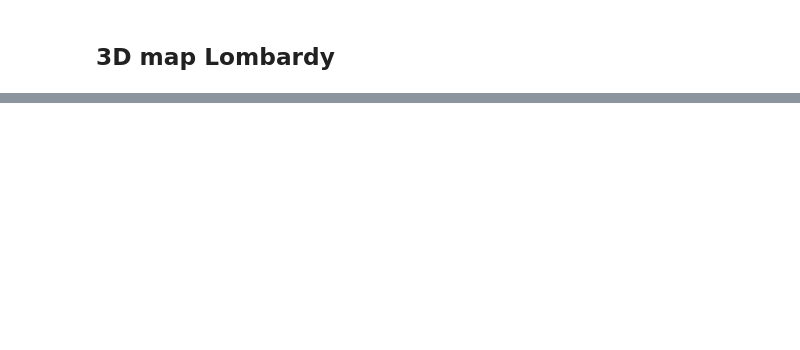
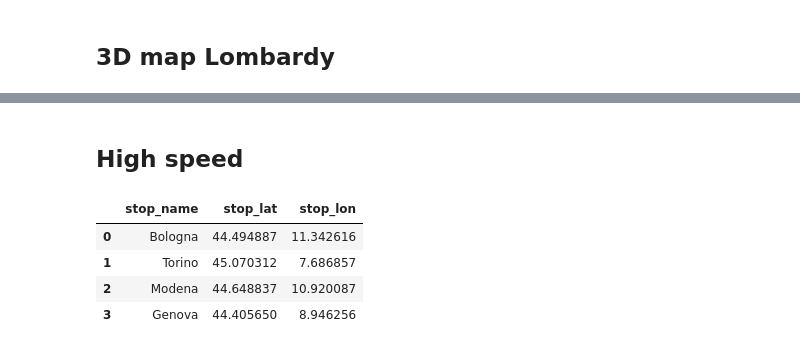
Before and after one commit to Ghibe/Thesis, a Jupyter notebook: Backup/Clustering age-gender-maritalStat.ipynb, the cells around one changed output, grey strips where cells are left out. Cells and saved outputs as stored; diff of their text form; code cells hidden in the pictures; blank space fills up the shorter version.

```diff
--- a/Backup/Clustering age-gender-maritalStat.ipynb
+++ b/Backup/Clustering age-gender-maritalStat.ipynb
@@ -253,0 +406,11 @@ plt.show()
+# %% [markdown]
+## High speed
+# %%
+hs = pd.read_csv("new/Orario_Ferroviario_Frecce.csv")
+hs
+# %% [output]
+|  | stop_name | stop_lat | stop_lon |
+| 0 | Bologna | 44.494887 | 11.342616 |
+| 1 | Torino | 45.070312 | 7.686857 |
+| 2 | Modena | 44.648837 | 10.920087 |
+| 3 | Genova | 44.405650 | 8.946256 |
```
Also changed, not shown: parts of 22 cells of this notebook, 1 other file.
